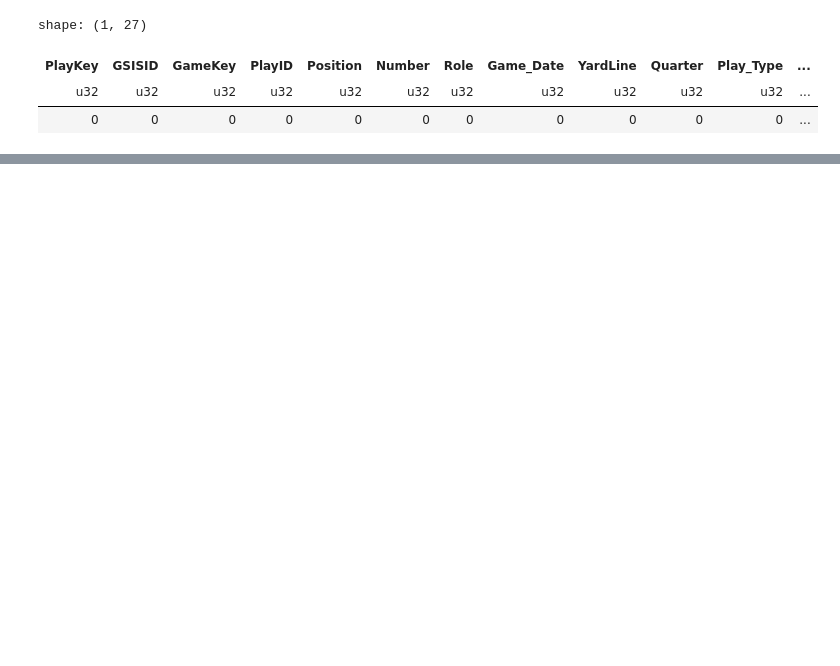
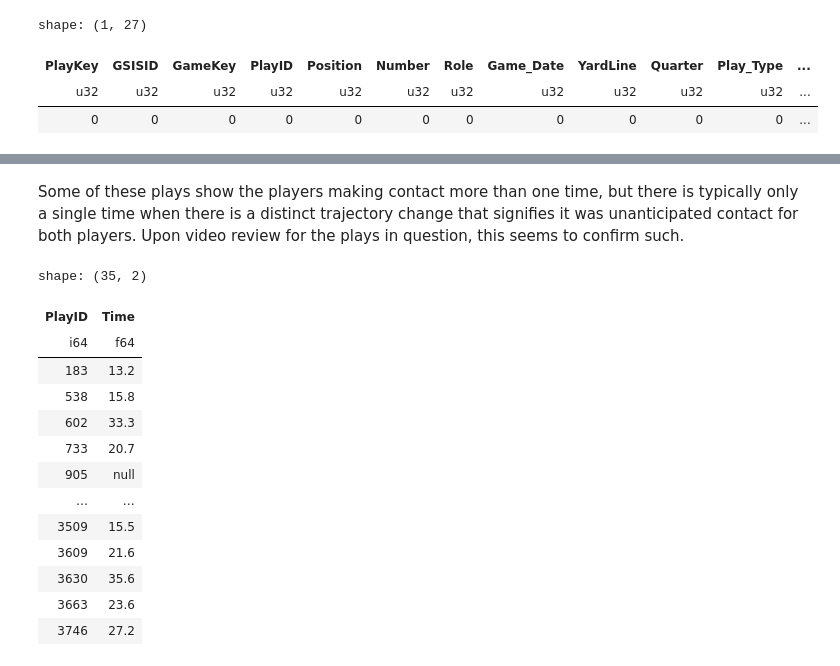
Before and after one commit to FreshOats/NFL_Data_Science, a Jupyter notebook: ET/ET_concussion.ipynb, the cells around one changed output, grey strips where cells are left out. Drawn from its saved outputs; the diff is of its cells as text; code cells hidden in the pictures; blank space fills up the shorter version.

```diff
--- a/ET/ET_concussion.ipynb
+++ b/ET/ET_concussion.ipynb
@@ -550,0 +645,19 @@ shape: (5, 29)
+# %% [markdown]
+Some of these plays show the players making contact more than one time, but there is typically only a single time when there is a distinct trajectory change that signifies it was unanticipated contact for both players. Upon video review for the plays in question, this seems to confirm such.
+# %%
+time_df
+# %% [output]
+shape: (35, 2)
+| PlayID | Time |
+| i64 | f64 |
+| 183 | 13.2 |
+| 538 | 15.8 |
+| 602 | 33.3 |
+| 733 | 20.7 |
+| 905 | null |
+| … | … |
+| 3509 | 15.5 |
+| 3609 | 21.6 |
+| 3630 | 35.6 |
+| 3663 | 23.6 |
+| 3746 | 27.2 |
```
Also changed, not shown: parts of 15 cells of this notebook, 25 other files.
